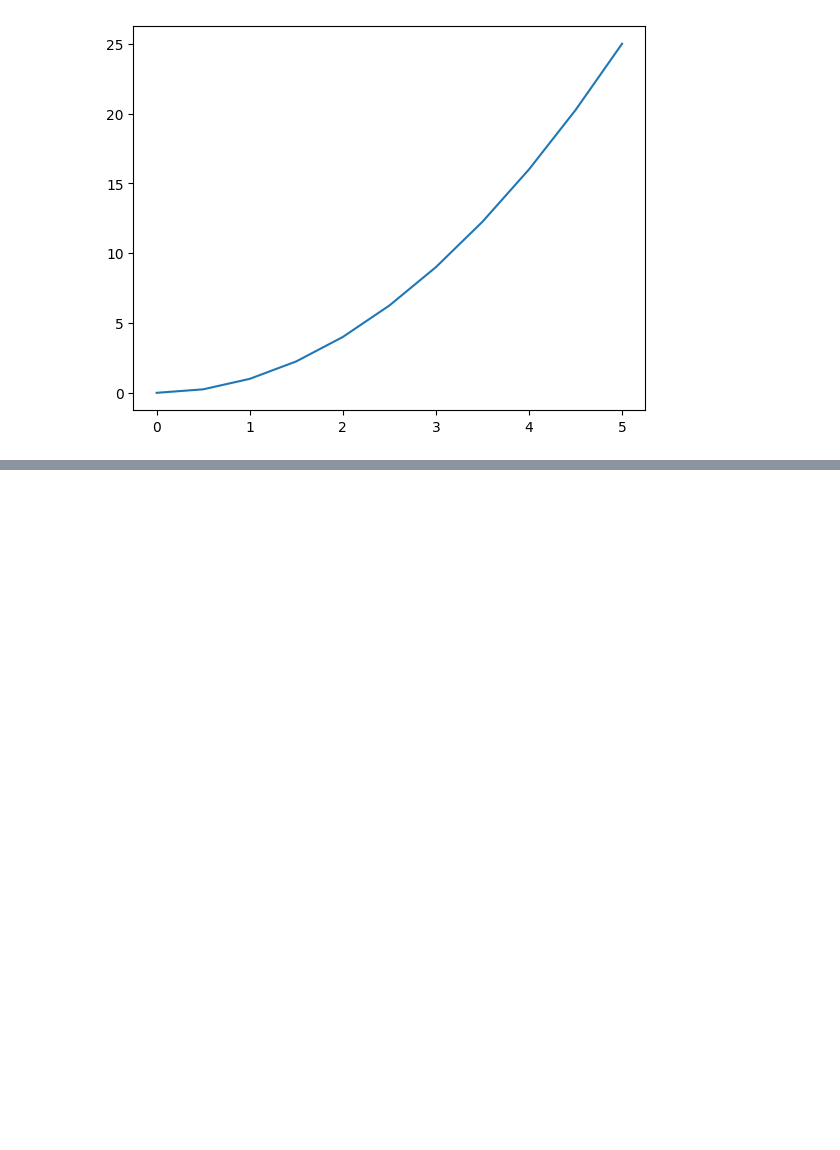
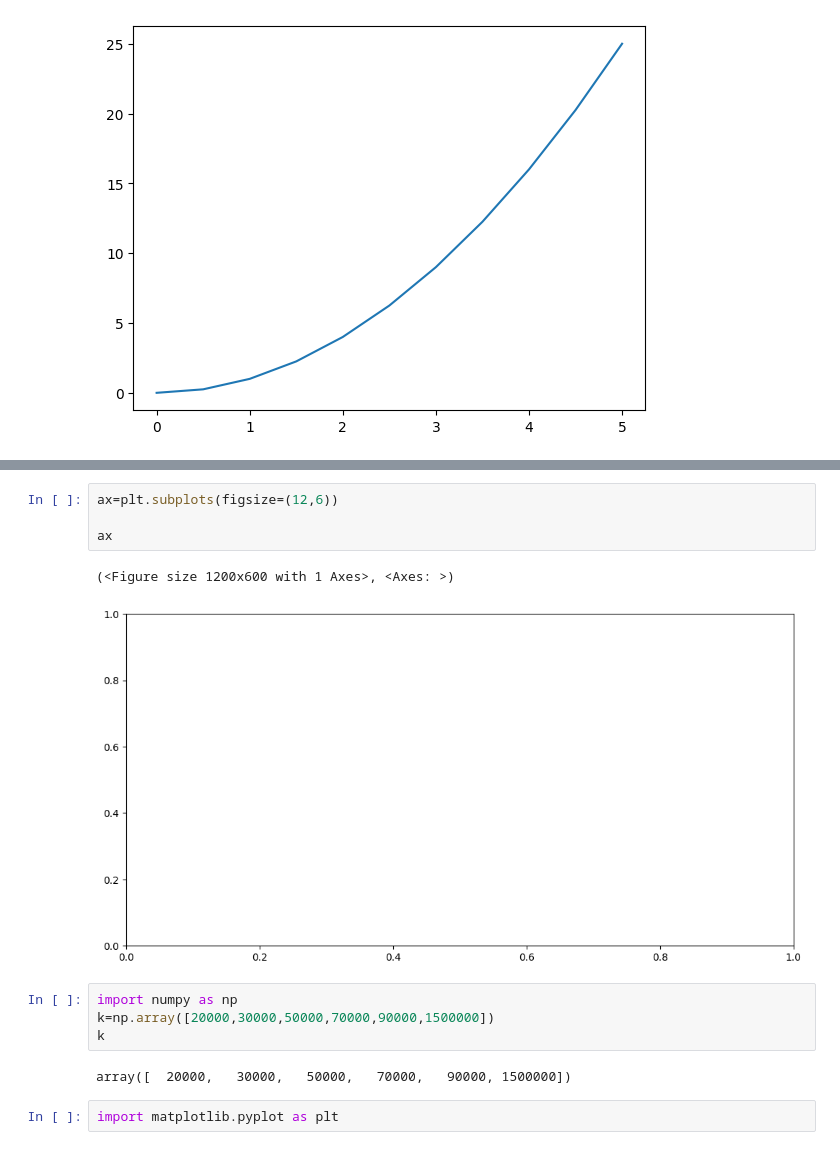
Before and after one commit to uvesh-qureshi/Data_Analysis_, a Jupyter notebook: Matplotlib/matplotlib_practice.ipynb, the cells around one changed output, grey strips where cells are left out. Saved outputs shown, nothing was run; the diff lists cells and outputs as text; blank space fills up the shorter version.

```diff
--- a/Matplotlib/matplotlib_practice.ipynb
+++ b/Matplotlib/matplotlib_practice.ipynb
@@ -90,0 +101,15 @@ ax.plot(x,y)
+# %%
+ax=plt.subplots(figsize=(12,6))
+
+ax
+# %% [output]
+(<Figure size 1200x600 with 1 Axes>, <Axes: >)
+[figure, added]
+# %%
+import numpy as np
+k=np.array([20000,30000,50000,70000,90000,1500000])
+k
+# %% [output]
+array([  20000,   30000,   50000,   70000,   90000, 1500000])
+# %%
+import matplotlib.pyplot as plt
```
Also changed, not shown: parts of 77 cells of this notebook, 3 other files.
